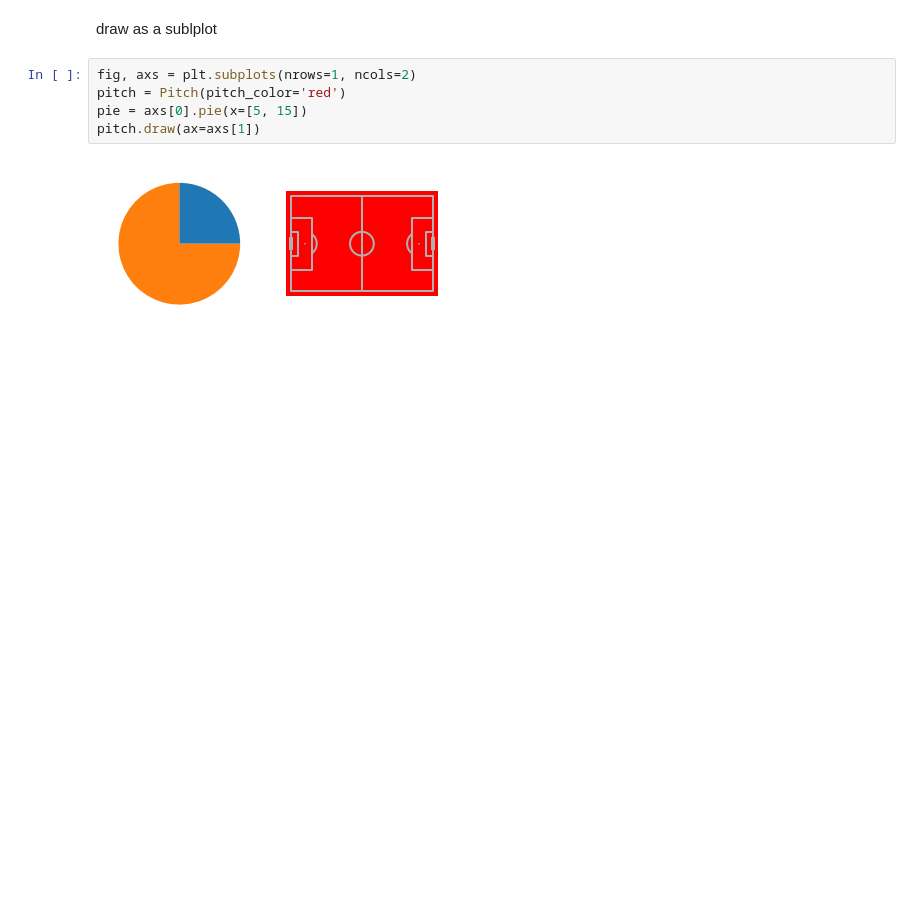
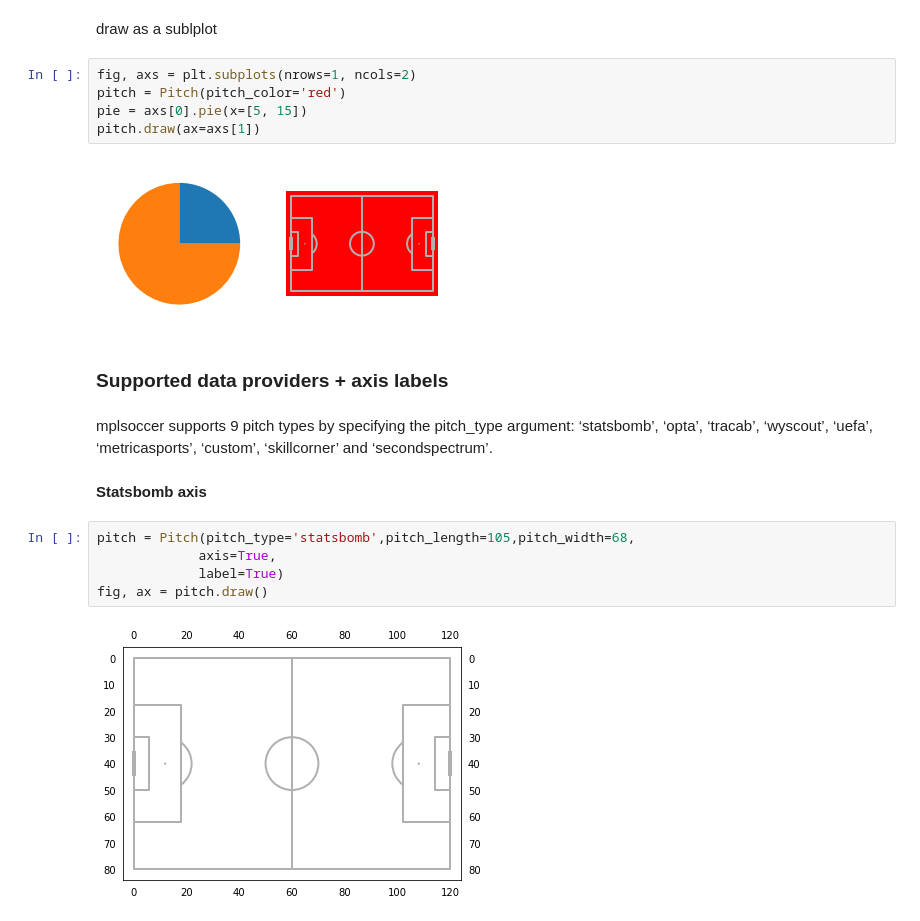
Before and after one commit to chikoungoun/Football, a Jupyter notebook: MPL Soccer/MPL Soccer intro.ipynb, the cells around one changed output. Drawn from its saved outputs; the diff is of its cells as text; blank space fills up the shorter version.

Commit message:
Providers axis

```diff
--- a/MPL Soccer/MPL Soccer intro.ipynb
+++ b/MPL Soccer/MPL Soccer intro.ipynb
@@ -19,3 +19,16 @@ pie = axs[0].pie(x=[5, 15])
 pitch.draw(ax=axs[1])
 # %% [output]
 [figure]
+# %% [markdown]
+### Supported data providers + axis labels
+# %% [markdown]
+mplsoccer supports 9 pitch types by specifying the pitch_type argument: ‘statsbomb’, ‘opta’, ‘tracab’, ‘wyscout’, ‘uefa’, ‘metricasports’, ‘custom’, ‘skillcorner’ and ‘secondspectrum’.
+# %% [markdown]
+**Statsbomb axis**
+# %%
+pitch = Pitch(pitch_type='statsbomb',pitch_length=105,pitch_width=68,
+             axis=True,
+             label=True)
+fig, ax = pitch.draw()
+# %% [output]
+[figure, added]
```
Also changed, not shown: parts of 4 cells of this notebook.
